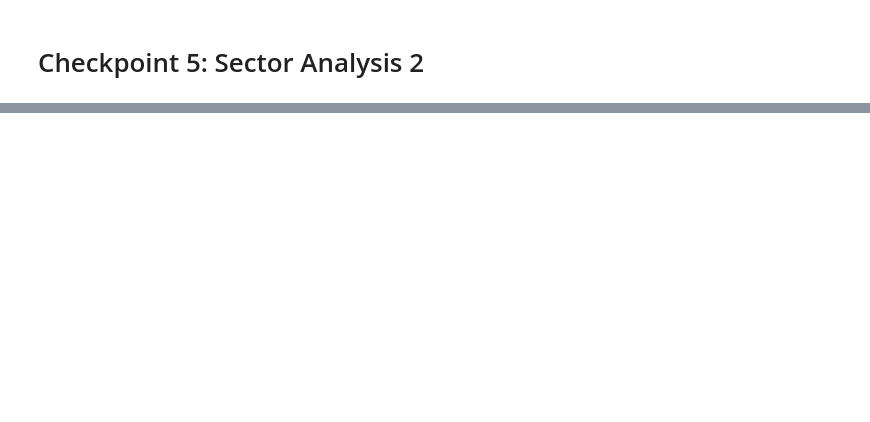
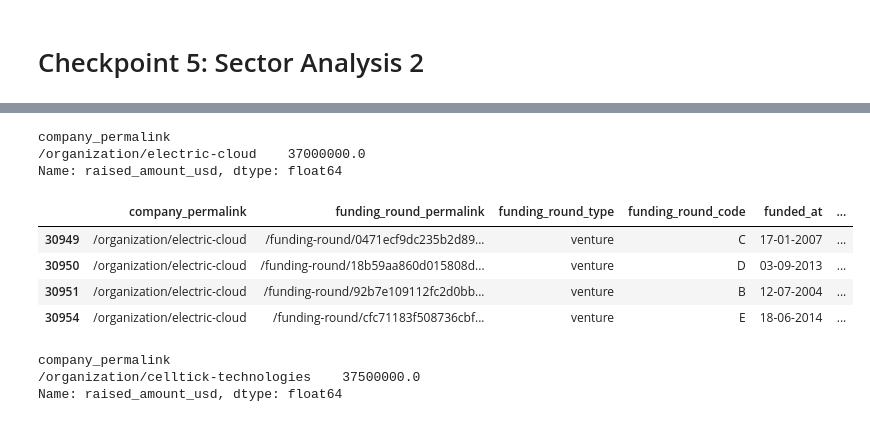
Before and after one commit to bindusripad/Investment_case_study, a Jupyter notebook: notebook/Spark_Funds_Analysis.ipynb, the cells around one changed output, grey strips where cells are left out. Cells and saved outputs as stored; diff of their text form; code cells hidden in the pictures; blank space fills up the shorter version.

```diff
--- a/notebook/Spark_Funds_Analysis.ipynb
+++ b/notebook/Spark_Funds_Analysis.ipynb
@@ -401,6 +371,15 @@ print(tot_sum['Inv_Sum'].sum())
 # %%
-# D2 : dataframe for India
-D2 = master_frame.loc[master_frame['country_code'] == "IND"]
+# D2 : dataframe for GBR
+
+D2 = master_frame.loc[master_frame['country_code'] == "GBR"]
+
+# Investments range is between 5M to 15M
 D2 = D2[D2['raised_amount_usd'].between(5000000, 15000000, inclusive=True)]
-D2
+
+# find the number of investments in each main_sector
+D2['Inv_Count'] = D2.Main_sector.groupby(D2.Main_sector).transform('count')
+
+# find the amount of investments in each main_sector
+D2['Inv_Sum'] = D2.groupby('Main_sector')['raised_amount_usd'].transform('sum')
+D2.shape
 # %% [output]
@@ -447,0 +416,26 @@ D3
+# %%
+ #for top sector with max number of investments, find the company with highest investment
+D2_sect1 = D2.loc[D2['Main_sector'] == "Others"]
+
+D2_sect1.groupby('company_permalink')['raised_amount_usd'].sum().sort_values(ascending=False).head(1)
+# %% [output]
+company_permalink
+/organization/electric-cloud    37000000.0
+Name: raised_amount_usd, dtype: float64
+# %%
+# find the company name for the company ID with highest investment
+D2.loc[D2['company_permalink'] == '/organization/electric-cloud']
+# %% [output]
+|  | company_permalink | funding_round_permalink | funding_round_type | funding_round_code | funded_at | ... |
+| 30949 | /organization/electric-cloud | /funding-round/0471ecf9dc235b2d89... | venture | C | 17-01-2007 | ... |
+| 30950 | /organization/electric-cloud | /funding-round/18b59aa860d015808d... | venture | D | 03-09-2013 | ... |
+| 30951 | /organization/electric-cloud | /funding-round/92b7e109112fc2d0bb... | venture | B | 12-07-2004 | ... |
+| 30954 | /organization/electric-cloud | /funding-round/cfc71183f508736cbf... | venture | E | 18-06-2014 | ... |
+# %%
+# for second best sector with max number of investments, find the company with highest investment
+D2_sect2 = D2.loc[D2['Main_sector'] == "Social, Finance, Analytics, Advertising"]
+D2_sect2.groupby('company_permalink')['raised_amount_usd'].sum().sort_values(ascending=False).head(1)
+# %% [output]
+company_permalink
+/organization/celltick-technologies    37500000.0
+Name: raised_amount_usd, dtype: float64
```
Also changed, not shown: parts of 29 cells of this notebook.
